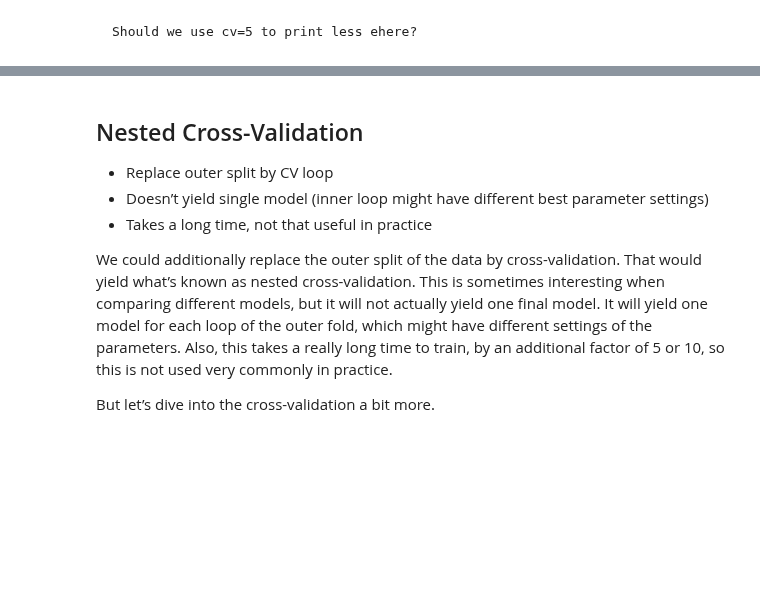
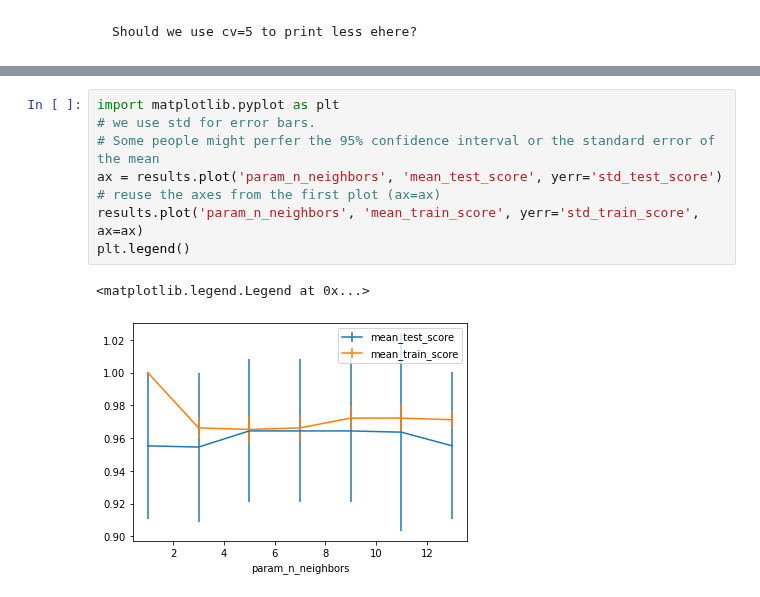
Before and after one commit to amueller/aml, a Jupyter notebook: 01-ml-workflow/10-model-validation-and-tuning.ipynb, the cells around one changed output, grey strips where cells are left out. Cells and saved outputs as stored; diff of their text form; blank space fills up the shorter version.

Commit message:
draft of gridsearch cv and cross validation

```diff
--- a/01-ml-workflow/10-model-validation-and-tuning.ipynb
+++ b/01-ml-workflow/10-model-validation-and-tuning.ipynb
@@ -334,20 +324,11 @@ standard deviation.
-# %% [markdown]
-## Nested Cross-Validation
-
-- Replace outer split by CV loop
-- Doesn’t yield single model
-(inner loop might have different best parameter settings)
-- Takes a long time, not that useful in practice
-
-
-
-We could additionally replace the outer split of the data by
-cross-validation. That would yield what’s known as nested
-cross-validation.
-This is sometimes interesting when comparing different models, but it will
-not actually yield one final model. It will yield one model for each loop
-of the outer fold, which might have different settings of the parameters.
-Also, this takes a really long time to train, by an additional factor
-of 5 or 10, so this is not used very commonly in practice.
-
-But let’s dive into the cross-validation a bit more.
+# %%
+import matplotlib.pyplot as plt
+# we use std for error bars.
+# Some people might perfer the 95% confidence interval or the standard error of the mean
+ax = results.plot('param_n_neighbors', 'mean_test_score', yerr='std_test_score')
+# reuse the axes from the first plot (ax=ax)
+results.plot('param_n_neighbors', 'mean_train_score', yerr='std_train_score', ax=ax)
+plt.legend()
+# %% [output]
+<matplotlib.legend.Legend at 0x...>
+[figure, added]
```
Also changed, not shown: parts of 11 cells of this notebook.
